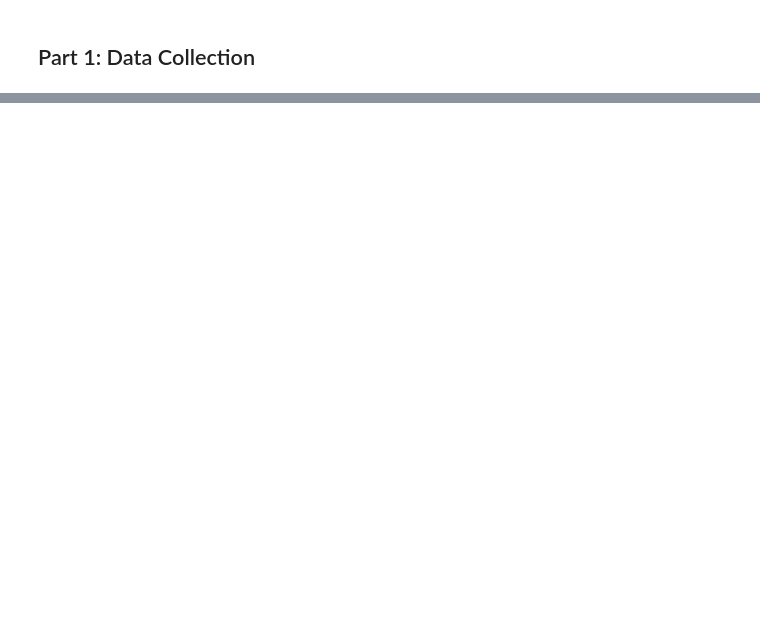
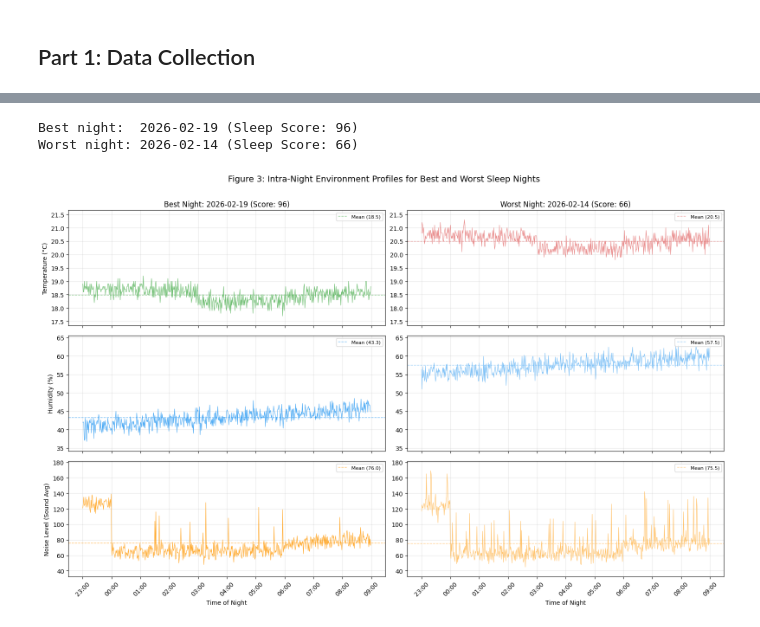
Before and after one commit to ya325icacuk/iot-sleep-environment-coursework, a Jupyter notebook: notebooks/sleep_analysis.ipynb, the cells around one changed output, grey strips where cells are left out. Drawn from its saved outputs; the diff is of its cells as text; code cells hidden in the pictures; blank space fills up the shorter version.

```diff
--- a/notebooks/sleep_analysis.ipynb
+++ b/notebooks/sleep_analysis.ipynb
@@ -260,0 +693,80 @@ Unlike the sensor and air quality data which were collected programmatically, th
+# %%
+# ── Identify best and worst nights ──
+best_night = df.loc[df["Sleep Score"].idxmax(), "night"]
+worst_night = df.loc[df["Sleep Score"].idxmin(), "night"]
+best_score = df.loc[df["Sleep Score"].idxmax(), "Sleep Score"]
+worst_score = df.loc[df["Sleep Score"].idxmin(), "Sleep Score"]
+
+print(f"Best night:  {best_night} (Sleep Score: {best_score})")
+print(f"Worst night: {worst_night} (Sleep Score: {worst_score})\n")
+
+# ── Extract raw sensor data for these two nights ──
+best_data = sensors[sensors["night"] == best_night].copy()
+worst_data = sensors[sensors["night"] == worst_night].copy()
+
+# ── Plot side-by-side comparison ──
+fig, axes = plt.subplots(3, 2, figsize=(16, 10), sharex="col")
+fig.suptitle("Figure 3: Intra-Night Environment Profiles for Best and Worst Sleep Nights", fontsize=14, y=1.01)
+
+metrics = [
+    ("temperature_c", "Temperature (°C)", "#E57373", "#4CAF50"),
+    ("humidity_pct", "Humidity (%)", "#64B5F6", "#2196F3"),
+    ("sound_avg", "Noise Level (Sound Avg)", "#FFB74D", "#FF9800"),
+]
+
+for row, (col, ylabel, color_worst, color_best) in enumerate(metrics):
+    # Best night (left column)
+    ax_best = axes[row, 0]
+    ax_best.plot(best_data["timestamp"], best_data[col], color=color_best, alpha=0.8, linewidth=0.8)
+    ax_best.set_ylabel(ylabel, fontsize=10)
+    ax_best.grid(alpha=0.3)
+    if row == 0:
+        ax_best.set_title(f"Best Night: {best_night} (Score: {best_score})", fontsize=12)
+
+    # Add mean line with legend
+    mean_val = best_data[col].mean()
+    ax_best.axhline(y=mean_val, color=color_best, linestyle="--", alpha=0.6, linewidth=1, label=f"Mean ({mean_val:.1f})")
+    ax_best.legend(fontsize=8, loc="upper right")
+
+    # Worst night (right column)
+    ax_worst = axes[row, 1]
+    ax_worst.plot(worst_data["timestamp"], worst_data[col], color=color_worst, alpha=0.8, linewidth=0.8)
+    ax_worst.grid(alpha=0.3)
+    if row == 0:
+        ax_worst.set_title(f"Worst Night: {worst_night} (Score: {worst_score})", fontsize=12)
+
+    # Add mean line with legend
+    mean_val = worst_data[col].mean()
+    ax_worst.axhline(y=mean_val, color=color_worst, linestyle="--", alpha=0.6, linewidth=1, label=f"Mean ({mean_val:.1f})")
+    ax_worst.legend(fontsize=8, loc="upper right")
+
+    # Match y-axis scales for fair comparison
+    y_min = min(best_data[col].min(), worst_data[col].min())
+    y_max = max(best_data[col].max(), worst_data[col].max())
+    margin = (y_max - y_min) * 0.1
+    ax_best.set_ylim(y_min - margin, y_max + margin)
+    ax_worst.set_ylim(y_min - margin, y_max + margin)
+
+# Format x-axis to show only hours with label
+import matplotlib.dates as mdates
+for ax in axes[-1]:
+    ax.xaxis.set_major_formatter(mdates.DateFormatter("%H:%M"))
+    ax.set_xlabel("Time of Night", fontsize=10)
+    ax.tick_params(axis="x", rotation=45)
+
+plt.tight_layout()
+plt.show()
+
+# ── Print summary statistics for both nights ──
+print(f"\nSummary statistics:\n")
+for col, label in [("temperature_c", "Temperature (°C)"), ("humidity_pct", "Humidity (%)"), ("sound_avg", "Noise Level")]:
+    b_mean, b_std, b_range = best_data[col].mean(), best_data[col].std(), best_data[col].max() - best_data[col].min()
+    w_mean, w_std, w_range = worst_data[col].mean(), worst_data[col].std(), worst_data[col].max() - worst_data[col].min()
+    print(f"  {label}:")
+    print(f"    Best night:  mean={b_mean:.1f}, std={b_std:.1f}, range={b_range:.1f}")
+    print(f"    Worst night: mean={w_mean:.1f}, std={w_std:.1f}, range={w_range:.1f}")
+    print()
+# %% [output]
+Best night:  2026-02-19 (Sleep Score: 96)
+Worst night: 2026-02-14 (Sleep Score: 66)
+[figure, added]
```
Also changed, not shown: parts of 25 cells of this notebook, 3 other files.
